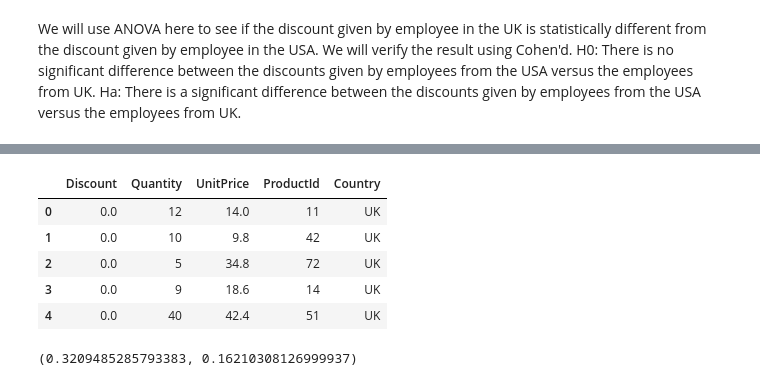
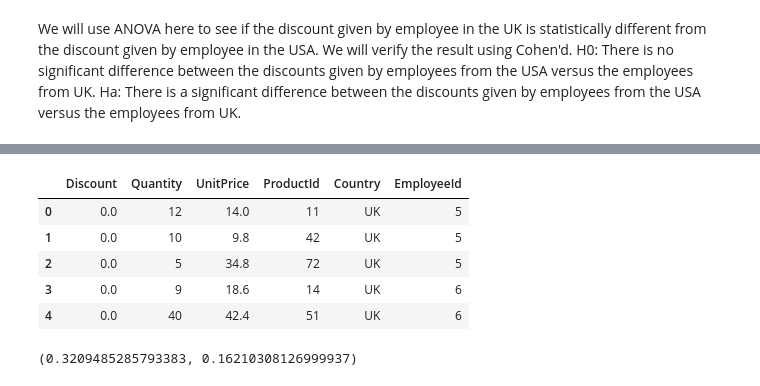
Before and after one commit to leukamal/dsc-mod-3-project-online-ds-pt-071519, a Jupyter notebook: mod-3-project-online-ds-pt-071519.ipynb, the cells around one changed output, grey strips where cells are left out. Cells and saved outputs as stored; diff of their text form; code cells hidden in the pictures.

```diff
--- a/mod-3-project-online-ds-pt-071519.ipynb
+++ b/mod-3-project-online-ds-pt-071519.ipynb
@@ -264,18 +268,18 @@ discount_usa.head()
 # %%
 #Order placed by employees in UK
 discount_uk = pd.read_sql_query('''
-SELECT OD.Discount, OD.Quantity, OD.UnitPrice, OD.ProductId, E.Country FROM [Order] AS O
+SELECT OD.Discount, OD.Quantity, OD.UnitPrice, OD.ProductId, E.Country, O.EmployeeId FROM [Order] AS O
 JOIN OrderDetail AS OD ON O.Id = OD.OrderId
 JOIN Employee AS E ON O.EmployeeId = E.Id
 WHERE Country ='UK' ''', conn)
 discount_uk.head()
 # %% [output]
-|  | Discount | Quantity | UnitPrice | ProductId | Country |
-| 0 | 0.0 | 12 | 14.0 | 11 | UK |
-| 1 | 0.0 | 10 | 9.8 | 42 | UK |
-| 2 | 0.0 | 5 | 34.8 | 72 | UK |
-| 3 | 0.0 | 9 | 18.6 | 14 | UK |
-| 4 | 0.0 | 40 | 42.4 | 51 | UK |
+|  | Discount | Quantity | UnitPrice | ProductId | Country | EmployeeId |
+| 0 | 0.0 | 12 | 14.0 | 11 | UK | 5 |
+| 1 | 0.0 | 10 | 9.8 | 42 | UK | 5 |
+| 2 | 0.0 | 5 | 34.8 | 72 | UK | 5 |
+| 3 | 0.0 | 9 | 18.6 | 14 | UK | 6 |
+| 4 | 0.0 | 40 | 42.4 | 51 | UK | 6 |
 # %%
 #Discount given by employees in USA
 dusa = discount_usa[discount_usa['Discount']!=0].groupby('ProductId')['Quantity'].mean()
```
Also changed, not shown: parts of 35 cells of this notebook.
